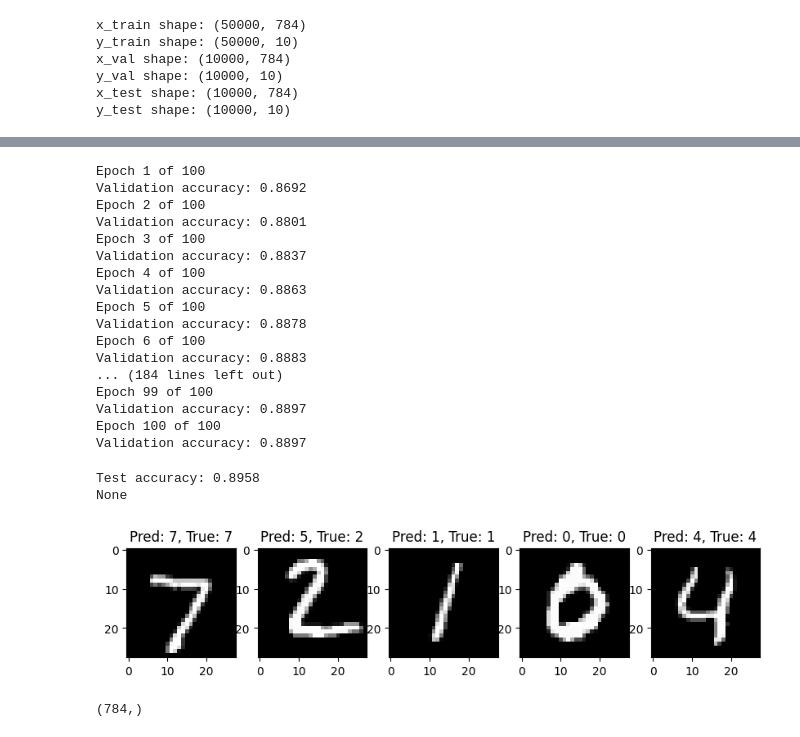
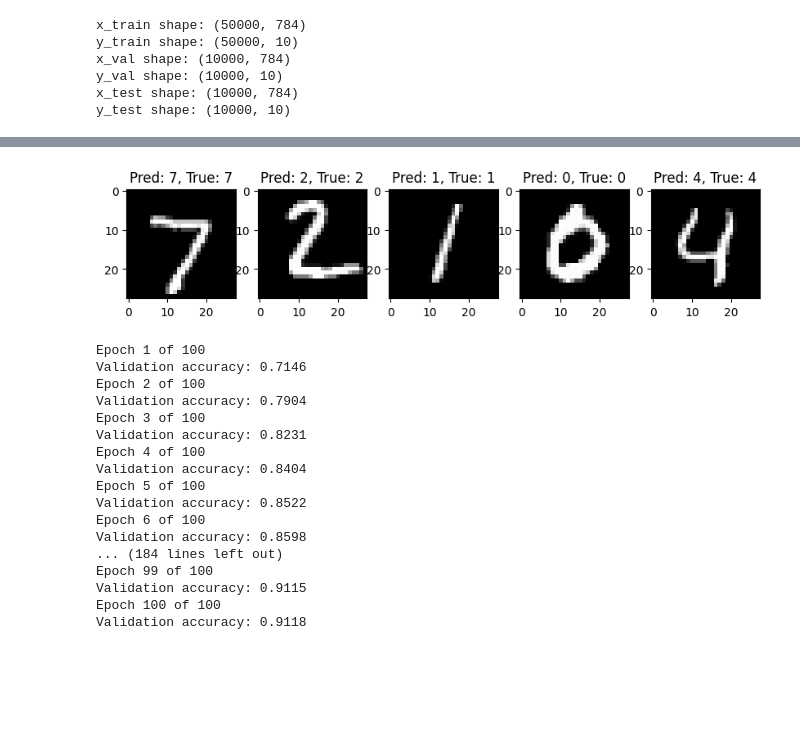
Before and after one commit to EnesAgirman/Mnist-classifier-with-Logistic-Regression, a Jupyter notebook: MNIST_Classifier.ipynb, the cells around one changed output, grey strips where cells are left out. Cells and saved outputs as stored; diff of their text form; code cells hidden in the pictures; blank space fills up the shorter version.

```diff
--- a/MNIST_Classifier.ipynb
+++ b/MNIST_Classifier.ipynb
@@ -139,0 +163,3 @@ class LogisticRegression:
+# %%
+logistic_regression = LogisticRegression(x_train, y_train, x_val, y_val, x_test, y_test, "gaussian")
+logistic_regression.train(epochs=100, lr=5e-4, batch_size=200, L2_regularisation_coeff=1e-4)
@@ -140,45 +204,38 @@ class LogisticRegression:
+# %%
+images = x_test[:5]
+images_with_bias = np.concatenate((np.ones((images.shape[0], 1)), images), axis=1)
+y_pred = logistic_regression.forward(images_with_bias)
+pred = np.argmax(y_pred, axis=1)
+label = np.argmax(y_test[:5], axis=1)
+# display the first 5 images with their predicted and true labels side by side
+plt.figure(figsize=(10, 10))
+for i in range(5):
+    plt.subplot(1, 5, i + 1)
+    plt.imshow(x_test[i].reshape(28, 28), cmap="gray")
+    # plt.imshow(x_test[i].reshape(28, 28), cmap="gray")
+    plt.title(f"Pred: {pred[i]}, True: {label[i]}")
+
+plt.show()
+# %% [output]
+[figure, added]
 # %%
-logistic_regression = LogisticRegression(x_train, y_train, x_val, y_val, x_test, y_test, "gaussian")
-logistic_regression.train(epochs=100, lr=1e-2, batch_size=64, L2_regularisation_coeff=1e-2)
+best_model = LogisticRegression(x_train, y_train, x_val, y_val, x_test, y_test, "gaussian")
+best_model.train(epochs=100, lr=1e-3, batch_size=64, L2_regularisation_coeff=1e-2)
 # %% [output]
 Epoch 1 of 100
-Validation accuracy: 0.8692
+Validation accuracy: 0.7146
 Epoch 2 of 100
-Validation accuracy: 0.8801
+Validation accuracy: 0.7904
 Epoch 3 of 100
-Validation accuracy: 0.8837
+Validation accuracy: 0.8231
 Epoch 4 of 100
-Validation accuracy: 0.8863
+Validation accuracy: 0.8404
 Epoch 5 of 100
-Validation accuracy: 0.8878
+Validation accuracy: 0.8522
 Epoch 6 of 100
-Validation accuracy: 0.8883
+Validation accuracy: 0.8598
 ... (184 lines left out)
 Epoch 99 of 100
-Validation accuracy: 0.8897
+Validation accuracy: 0.9115
 Epoch 100 of 100
-Validation accuracy: 0.8897
+Validation accuracy: 0.9118
-# %%
-testAcc = logistic_regression.test()
-print(testAcc)
-# %% [output]
-Test accuracy: 0.8958
-None
-# %%
-y_pred = logistic_regression.forward(x_test[:5])
-pred = np.argmax(y_pred, axis=1)
-label = np.argmax(y_test[:5], axis=1)
-# display the first 5 images with their predicted and true labels side by side
-plt.figure(figsize=(10, 10))
-for i in range(5):
-    plt.subplot(1, 5, i + 1)
-    plt.imshow(x_test[i].reshape(28, 28), cmap="gray")
-    plt.title(f"Pred: {pred[i]}, True: {label[i]}")
-
-plt.show()
-# %% [output]
-[figure, removed]
-# %%
-x_test[i].shape
-# %% [output]
-(784,)
```
Also changed, not shown: parts of 6 cells of this notebook, 2 other files.
